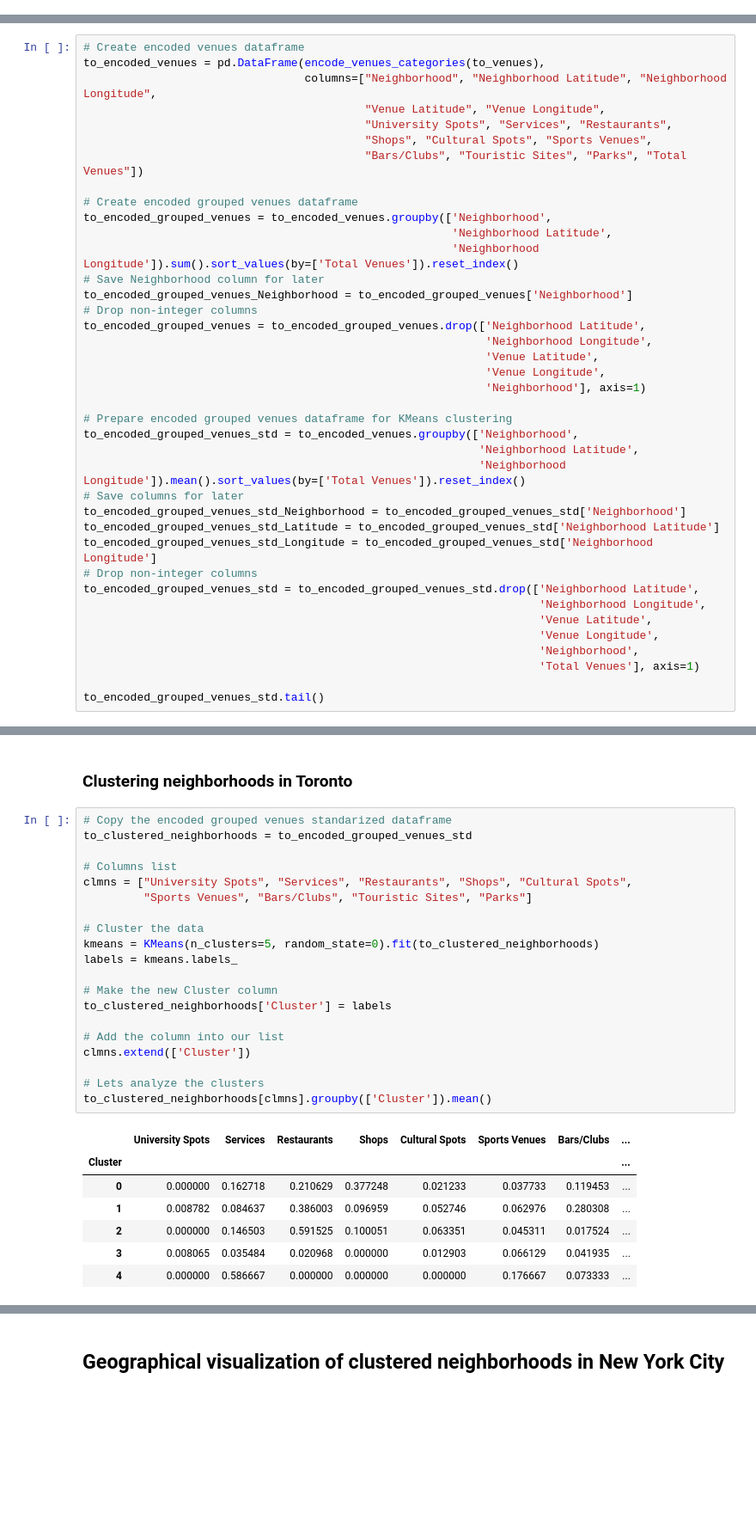
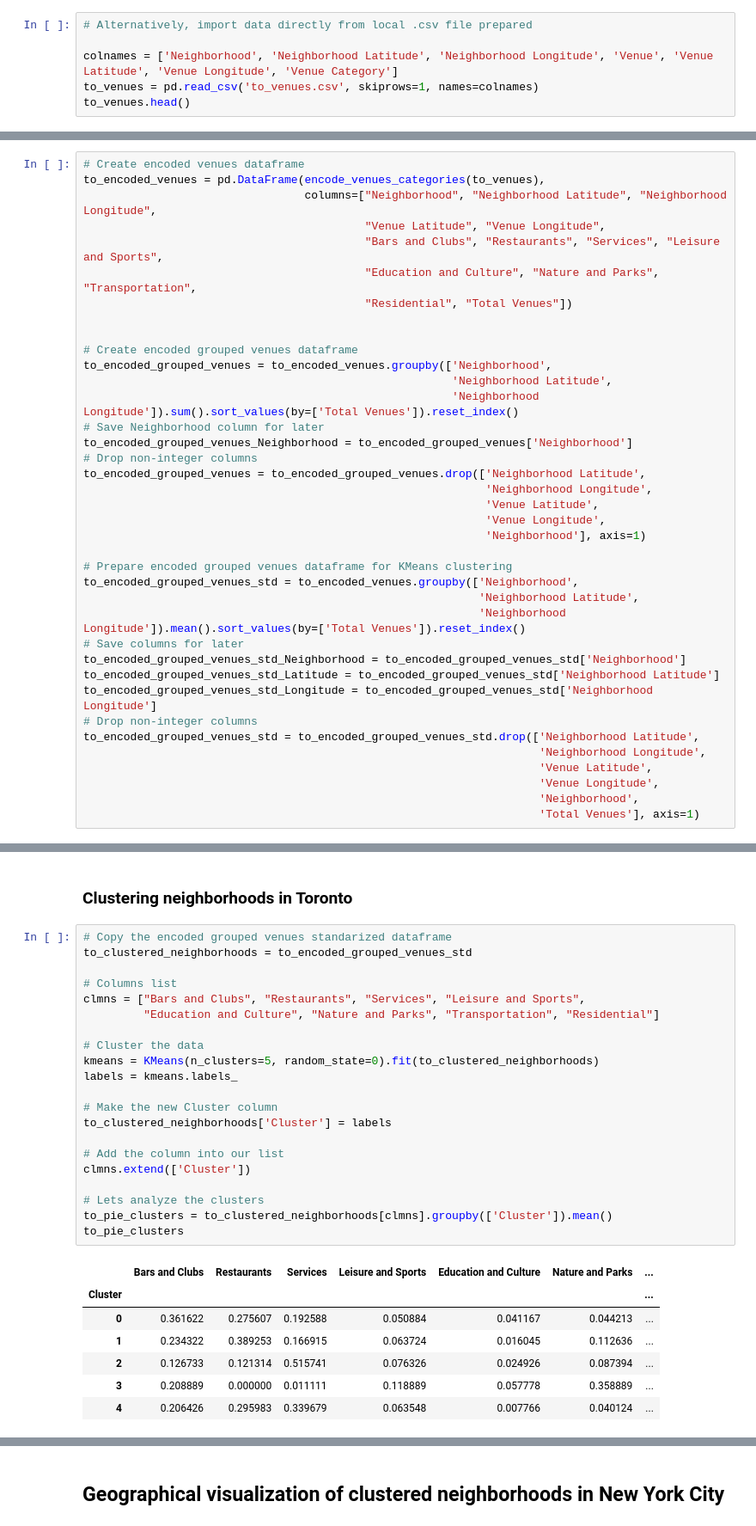
Before and after one commit to Edthenerdy/applied-data-science-project, a Jupyter notebook: capstone_complete.ipynb, the cells around one changed output, grey strips where cells are left out. Shown at 86% size. Drawn from its saved outputs; the diff is of its cells as text; blank space fills up the shorter version.

```diff
--- a/capstone_complete.ipynb
+++ b/capstone_complete.ipynb
@@ -356,0 +392,6 @@ The "to_venues" dataframe has 4443 venues and 268 unique venue types.
+# %%
+# Alternatively, import data directly from local .csv file prepared
+
+colnames = ['Neighborhood', 'Neighborhood Latitude', 'Neighborhood Longitude', 'Venue', 'Venue Latitude', 'Venue Longitude', 'Venue Category']
+to_venues = pd.read_csv('to_venues.csv', skiprows=1, names=colnames)
+to_venues.head()
@@ -695,9 +724,10 @@ def encode_venues_categories(dataframe):
 to_encoded_venues = pd.DataFrame(encode_venues_categories(to_venues),
                                  columns=["Neighborhood", "Neighborhood Latitude", "Neighborhood Longitude",
                                           "Venue Latitude", "Venue Longitude",
-                                          "University Spots", "Services", "Restaurants",
-                                          "Shops", "Cultural Spots", "Sports Venues",
-                                          "Bars/Clubs", "Touristic Sites", "Parks", "Total Venues"])
+                                          "Bars and Clubs", "Restaurants", "Services", "Leisure and Sports",
+                                          "Education and Culture", "Nature and Parks", "Transportation",
+                                          "Residential", "Total Venues"])
+
 
 # Create encoded grouped venues dataframe
 to_encoded_grouped_venues = to_encoded_venues.groupby(['Neighborhood',
@@ -727,5 +757,3 @@ to_encoded_grouped_venues_std = to_encoded_grouped_venues_std.drop(['Neighborhoo
                                                                     'Venue Longitude',
                                                                     'Neighborhood',
                                                                     'Total Venues'], axis=1)
-
-to_encoded_grouped_venues_std.tail()
@@ -875,28 +1115,29 @@ ny_clustered_neighborhoods[clmns].groupby(['Cluster']).mean()
 # %%
 # Copy the encoded grouped venues standarized dataframe
 to_clustered_neighborhoods = to_encoded_grouped_venues_std
 
 # Columns list
-clmns = ["University Spots", "Services", "Restaurants", "Shops", "Cultural Spots",
-         "Sports Venues", "Bars/Clubs", "Touristic Sites", "Parks"]
+clmns = ["Bars and Clubs", "Restaurants", "Services", "Leisure and Sports",
+         "Education and Culture", "Nature and Parks", "Transportation", "Residential"]
 
 # Cluster the data
 kmeans = KMeans(n_clusters=5, random_state=0).fit(to_clustered_neighborhoods)
 labels = kmeans.labels_
 
 # Make the new Cluster column
 to_clustered_neighborhoods['Cluster'] = labels
 
 # Add the column into our list
 clmns.extend(['Cluster'])
 
 # Lets analyze the clusters
-to_clustered_neighborhoods[clmns].groupby(['Cluster']).mean()
+to_pie_clusters = to_clustered_neighborhoods[clmns].groupby(['Cluster']).mean()
+to_pie_clusters
 # %% [output]
-|  | University Spots | Services | Restaurants | Shops | Cultural Spots | Sports Venues | Bars/Clubs | ... |
-| Cluster |  |  |  |  |  |  |  | ... |
-| 0 | 0.000000 | 0.162718 | 0.210629 | 0.377248 | 0.021233 | 0.037733 | 0.119453 | ... |
-| 1 | 0.008782 | 0.084637 | 0.386003 | 0.096959 | 0.052746 | 0.062976 | 0.280308 | ... |
-| 2 | 0.000000 | 0.146503 | 0.591525 | 0.100051 | 0.063351 | 0.045311 | 0.017524 | ... |
-| 3 | 0.008065 | 0.035484 | 0.020968 | 0.000000 | 0.012903 | 0.066129 | 0.041935 | ... |
-| 4 | 0.000000 | 0.586667 | 0.000000 | 0.000000 | 0.000000 | 0.176667 | 0.073333 | ... |
+|  | Bars and Clubs | Restaurants | Services | Leisure and Sports | Education and Culture | Nature and Parks | ... |
+| Cluster |  |  |  |  |  |  | ... |
+| 0 | 0.361622 | 0.275607 | 0.192588 | 0.050884 | 0.041167 | 0.044213 | ... |
+| 1 | 0.234322 | 0.389253 | 0.166915 | 0.063724 | 0.016045 | 0.112636 | ... |
+| 2 | 0.126733 | 0.121314 | 0.515741 | 0.076326 | 0.024926 | 0.087394 | ... |
+| 3 | 0.208889 | 0.000000 | 0.011111 | 0.118889 | 0.057778 | 0.358889 | ... |
+| 4 | 0.206426 | 0.295983 | 0.339679 | 0.063548 | 0.007766 | 0.040124 | ... |
```
Also changed, not shown: parts of 90 cells of this notebook, 6 other files.
